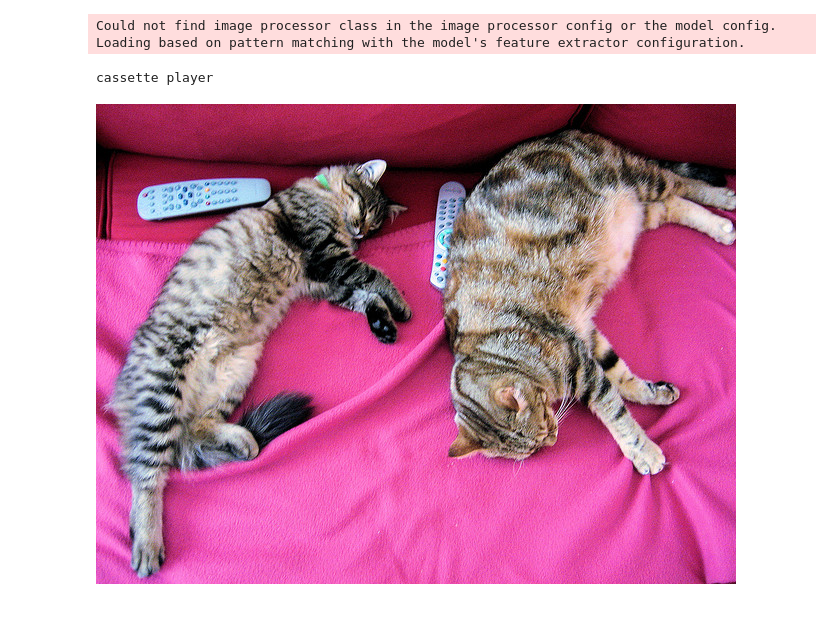
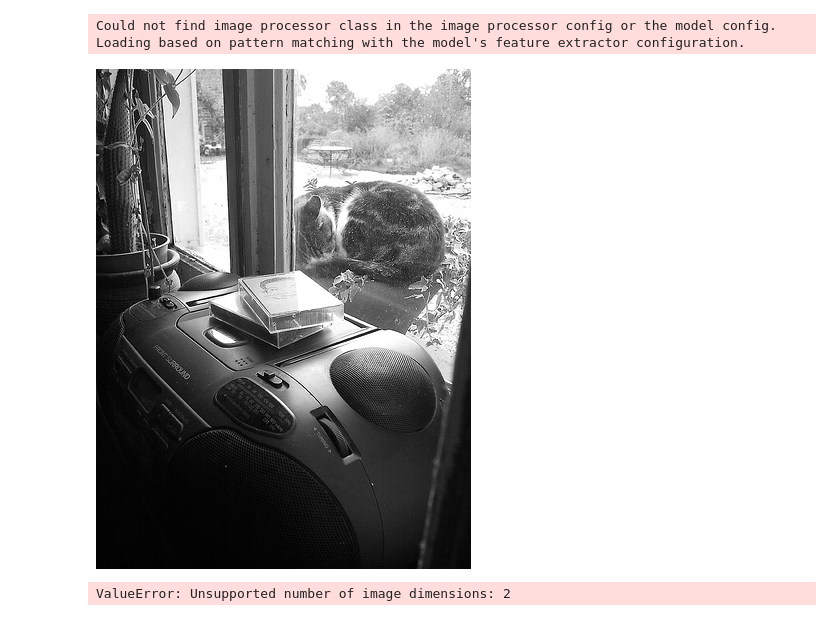
Before and after one commit to heath3rq/ML_Machine-Learning-Biomass-Density-Estimation, a Jupyter notebook: resnet_test.ipynb, the cells around one changed output. Saved outputs shown, nothing was run; the diff lists cells and outputs as text; code cells hidden in the pictures.

Commit message:
Testing ResNet pretrained model

```diff
--- a/resnet_test.ipynb
+++ b/resnet_test.ipynb
@@ -0,0 +1,11 @@
+# %%
+from transformers import AutoImageProcessor, ResNetForImageClassification
+import torch
+from datasets import load_dataset
+
+# Load a subset of the ImageNet Images
+
+dataset = load_dataset("frgfm/imagenette", "full_size")
+images = dataset["validation"]["image"]
+
+images
@@ -1,29 +31,29 @@
+# %%
+# Define the image processor and the pre-trained classifier
+
+image_processor = AutoImageProcessor.from_pretrained("microsoft/resnet-50")
+pretrained_classifier = ResNetForImageClassification.from_pretrained("microsoft/resnet-50")
+# %% [output]
+Could not find image processor class in the image processor config or the model config. Loading based on pattern matching with the model's feature extractor configuration.
+# %%
+images[50:55]
+images[51]
+# %% [output]
+[figure, added]
 # %%
-# from transformers import AutoImageProcessor, ResNetForImageClassification
-# import torch
-# from datasets import load_dataset
+# inputs = image_processor(images, return_tensors="pt")
 
-# dataset = load_dataset("huggingface/cats-image")
-image = dataset["train"]["image"][10]
+# image_processor(images[:50], return_tensors="pt")
+# image_processor(images[3800:], return_tensors="pt")
 
-image_processor = AutoImageProcessor.from_pretrained("microsoft/resnet-50")
-model = ResNetForImageClassification.from_pretrained("microsoft/resnet-50")
+# with torch.no_grad():
+#     logits = pretrained_classifier(**inputs).logits
 
-inputs = image_processor(image, return_tensors="pt")
-
-with torch.no_grad():
-    logits = model(**inputs).logits
-
-# model predicts one of the 1000 ImageNet classes
-predicted_label = logits.argmax(-1).item()
-print(model.config.id2label[predicted_label])
+# # model predicts one of the 1000 ImageNet classes
+# predicted_labels = logits.argmax(-1).item()
+# print(model.config.id2label[predicted_label])
 # %% [output]
-Could not find image processor class in the image processor config or the model config. Loading based on pattern matching with the model's feature extractor configuration.
+ValueError: Unsupported number of image dimensions: 2
-cassette player
-# %%
-image
-# %% [output]
-[figure, removed]
 # %%
 from transformers import AutoImageProcessor, ResNetModel
 import torch
```
Also changed, not shown: parts of 10 cells of this notebook.
